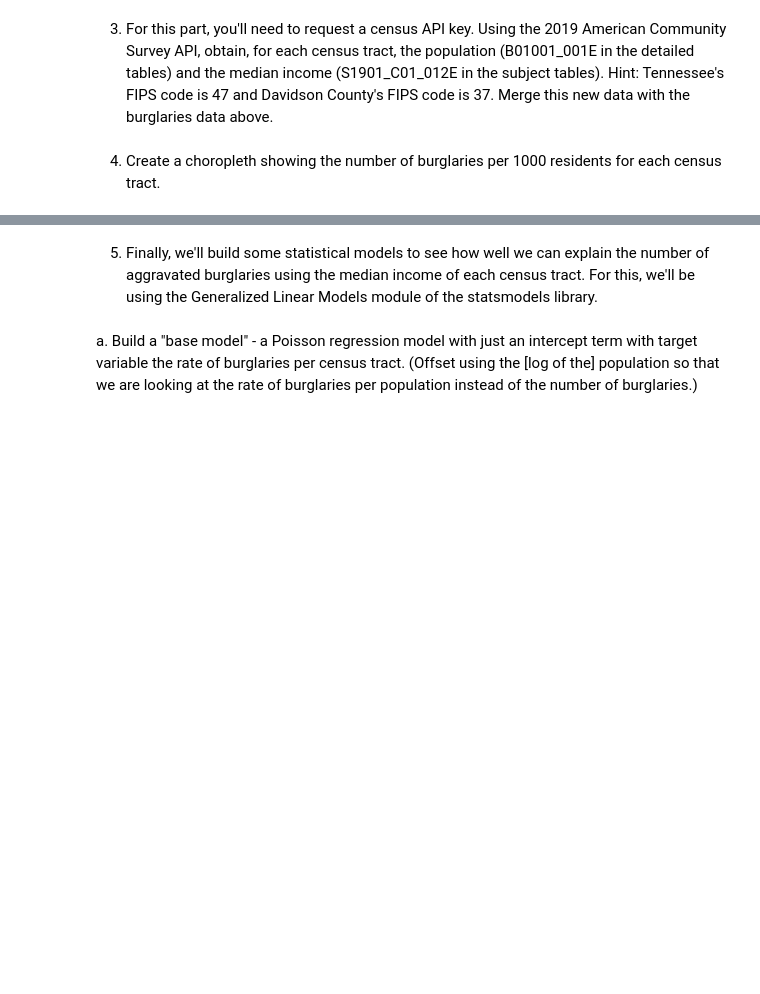
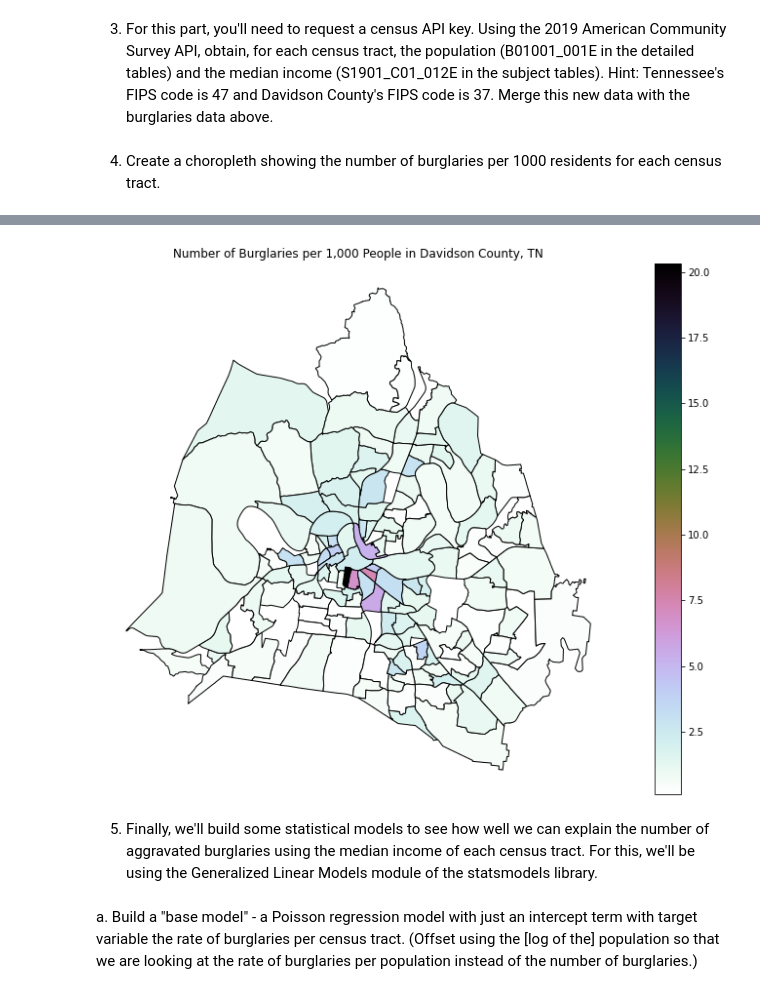
Before and after one commit to nss-data-science-cohort-5/geospatial_api-blue-barracudas, a Jupyter notebook: notebooks/First Run.ipynb, the cells around one changed output, grey strips where cells are left out. Saved outputs shown, nothing was run; the diff lists cells and outputs as text; code cells hidden in the pictures; blank space fills up the shorter version.

```diff
--- a/notebooks/First Run.ipynb
+++ b/notebooks/First Run.ipynb
@@ -58,8 +61,7 @@ burglaries_per_1000[burglaries_per_1000['Burglary Number'] == burglaries_per_100
 # Load census API key.
 with open('../data/census.json') as fi:
     credentials = json.load(fi)
-api_key = credentials['api_key']
-c = Census(api_key)
+c = Census(credentials['api_key'])
 
 # Get requests using census package.
 davidson_pop = c.acs5.state_county_tract(['NAME', 'B01001_001E'], '47', '037', Census.ALL, year = 2019)
@@ -67,13 +69,13 @@ davidson_inc = c.acs5st.state_county_tract(['NAME', 'S1901_C01_012E'], '47', '03
 
 # Create GeoDataFrames, clean them up a little and merge them into geo_burg_census with an attribute join.
 def convert_clean_and_merge(acquirer, *args):
-    return_list = []
+    """Takes in variables, creates dataframes, cleans them and then merges them with acquirer dataframe."""
     for df in args:
         df = pd.DataFrame(df)
-        df["Census Tract"] = df['NAME'].str.split(',', expand = True)[0]
+        df["Census_Tract"] = df['NAME'].str.split(',', expand = True)[0]
         df = (
-            df.rename(columns = {'B01001_001E':'Total Population',\
-                                      'S1901_C01_012E':'Median Income'})
+            df.rename(columns = {'B01001_001E':'Total_Population',\
+                                      'S1901_C01_012E':'Median_Income'})
                     .drop(columns = ['NAME', 'state', 'county', 'tract'])
         )
         acquirer = acquirer.merge(df)
@@ -131,3 +87,42 @@ ax.axis('off');
+# %%
+# Question 4
+
+# Merge tracts and population subset of geo_burg_census with burglaries_per_1000.
+merged_burglaries_per_1000 = (
+    pd.merge(burglaries_per_1000,
+             geo_burg_census[['Census_Tract', 'Total_Population', 'Median_Income']]\
+             .drop_duplicates(subset = {'Census_Tract'}),
+             on = "Census_Tract")
+)
+
+# Then merge Davidson only census tract info with merged_burglaries_per_1000 (for mapping purposes).
+merged_burglaries_per_1000 = (
+    pd.merge(census_tracts.loc[census_tracts['COUNTYFP'].isin(['037'])],
+             merged_burglaries_per_1000,
+             left_on = 'NAMELSAD',
+             right_on = 'Census_Tract')
+)
+
+# Create a column for burglaries per 1,000 people.
+merged_burglaries_per_1000["Burglaries_per_1000"] = (
+    merged_burglaries_per_1000["Burglary_Number"]/merged_burglaries_per_1000["Total_Population"] * 1000
+)
+
+# Remove potentially hidden infinite or NaN values.
+merged_burglaries_per_1000.replace([np.inf, -np.inf], np.nan, inplace=True)
+merged_burglaries_per_1000.dropna()
+
+# Plot choropleth!
+fig, ax = plt.subplots(figsize = (15, 10))
+merged_burglaries_per_1000.plot(column = 'Burglaries_per_1000',
+                                cmap = 'cubehelix_r',
+                                edgecolor = 'black',
+                                ax = ax,
+                                legend = True)
+plt.title("Number of Burglaries per 1,000 People in Davidson County, TN")
+ax.axis('off');
+# %% [output]
+[figure, added]
 # %% [markdown]
 5. Finally, we'll build some statistical models to see how well we can explain the number of aggravated burglaries using the median income of each census tract. For this, we'll be using the Generalized Linear Models module of the statsmodels library.
 # %% [markdown]
```
Also changed, not shown: parts of 9 cells of this notebook.
